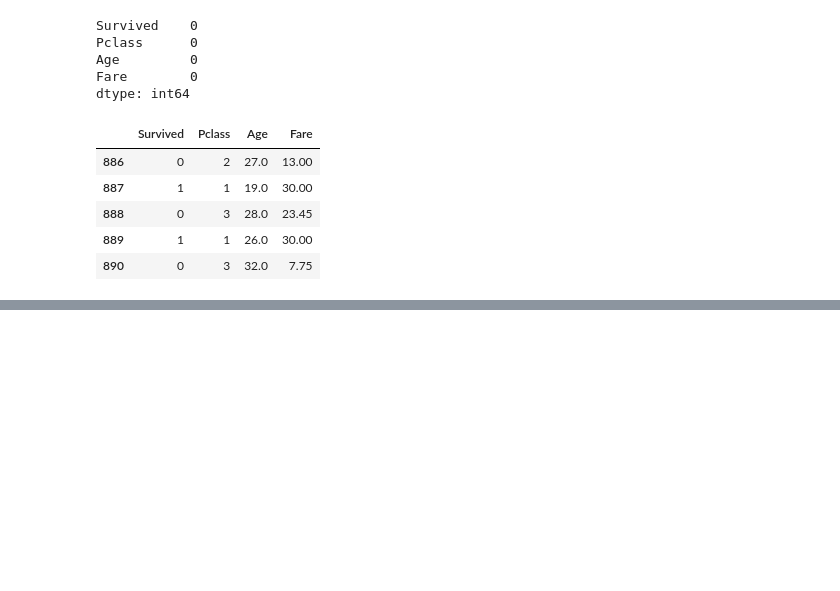
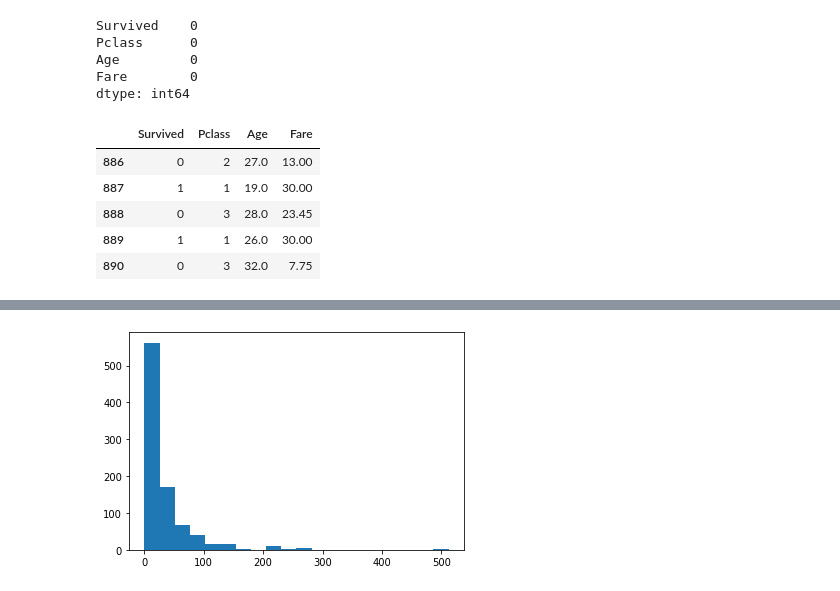
Before and after one commit to behzad89/SQL_GDAL_Commnds, a Jupyter notebook: ML_codes/Transformation&Scaling.ipynb, the cells around one changed output, grey strips where cells are left out. Saved outputs shown, nothing was run; the diff lists cells and outputs as text; code cells hidden in the pictures; blank space fills up the shorter version.

```diff
--- a/ML_codes/Transformation&Scaling.ipynb
+++ b/ML_codes/Transformation&Scaling.ipynb
@@ -69,0 +176,5 @@ df01.tail()
+# %%
+plt.hist(data['Fare'],bins=20)
+plt.show()
+# %% [output]
+[figure, added]
```
Also changed, not shown: parts of 33 cells of this notebook.
